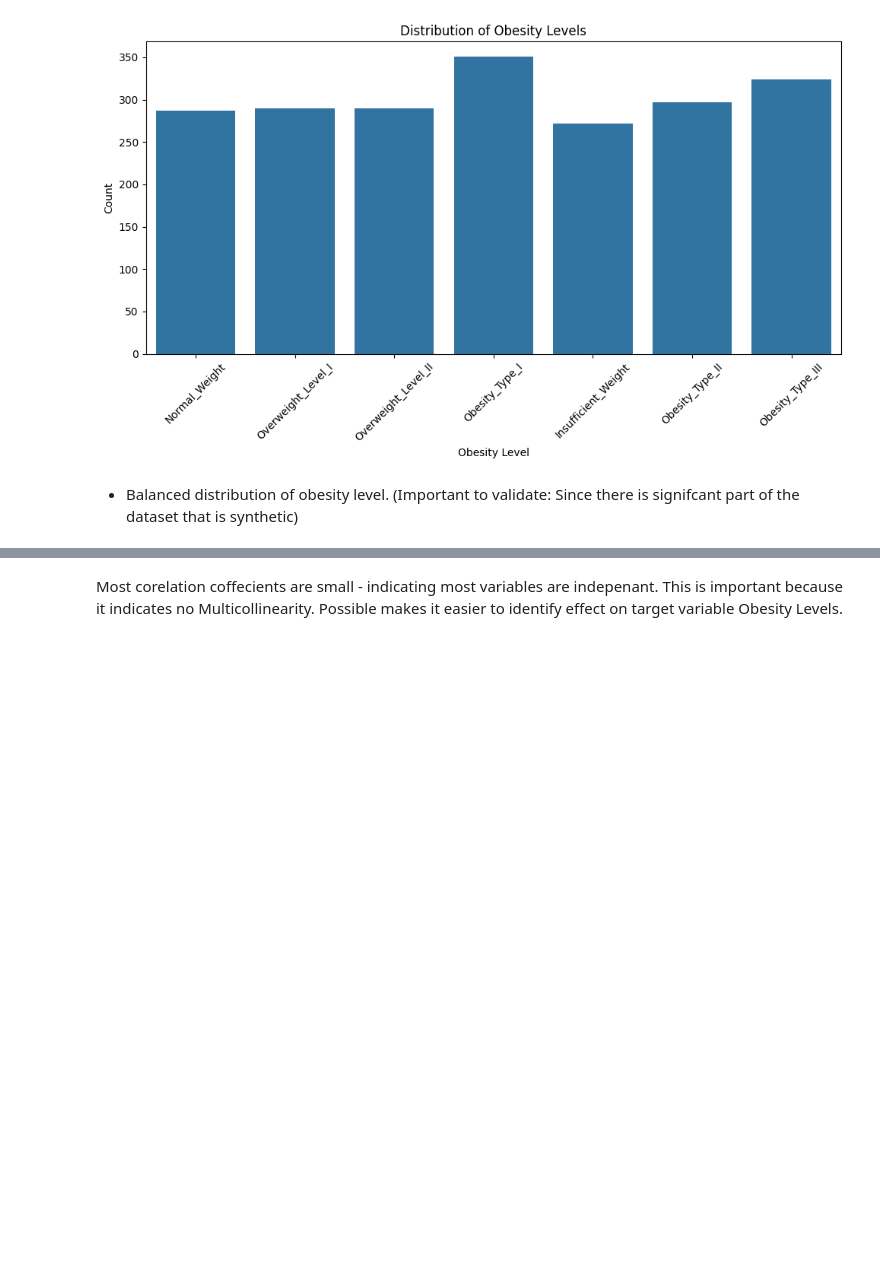
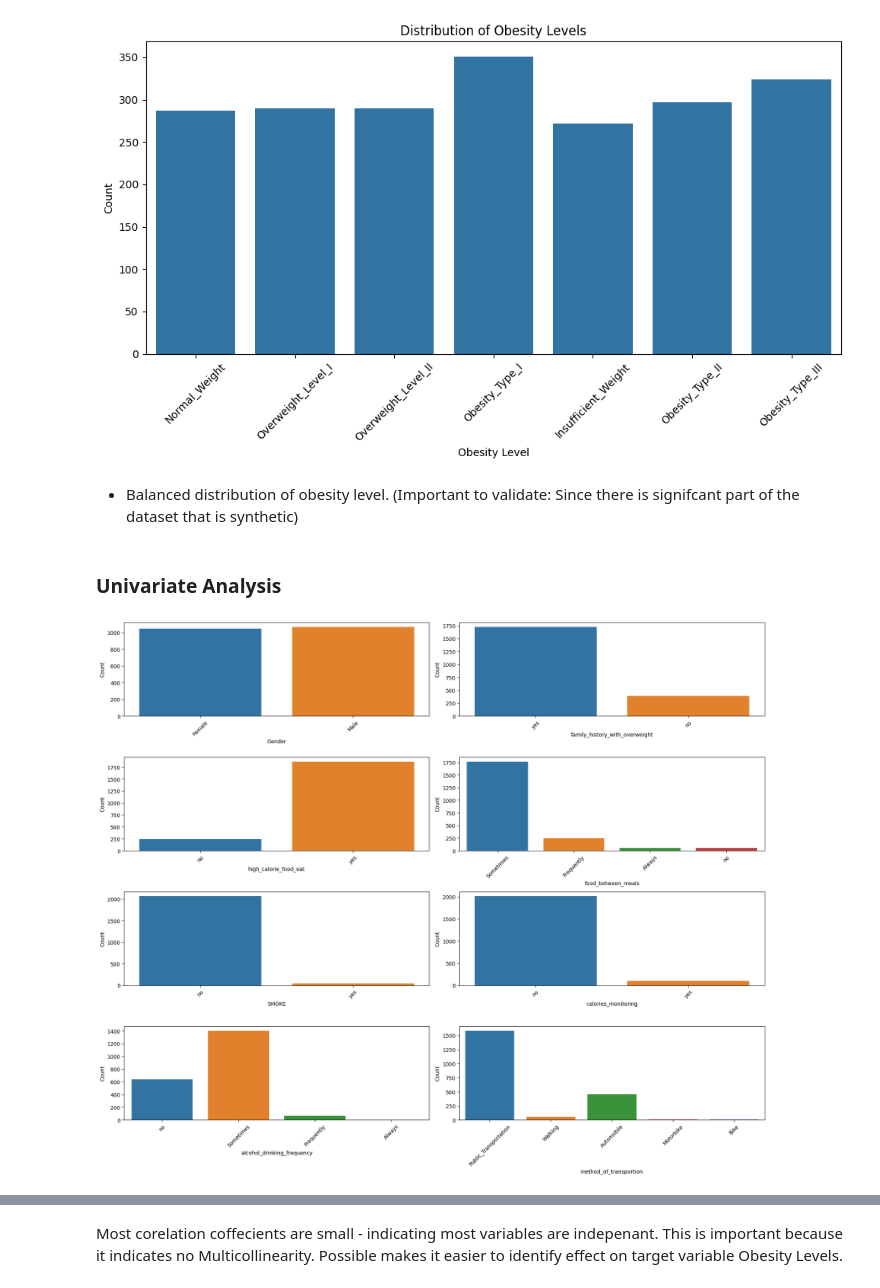
Before and after one commit to mojodean/aai-500-project-obesity-levels, a Jupyter notebook: obesity-levels.ipynb, the cells around one changed output, grey strips where cells are left out. Cells and saved outputs as stored; diff of their text form; code cells hidden in the pictures; blank space fills up the shorter version.

```diff
--- a/obesity-levels.ipynb
+++ b/obesity-levels.ipynb
@@ -92,6 +103,27 @@ plt.show()
 [figure]
 # %% [markdown]
 - Balanced distribution of obesity level. (Important to validate: Since there is signifcant part of the dataset that is synthetic)
+# %% [markdown]
+### Univariate Analysis
+# %%
+# Set the size of the figure
+plt.figure(figsize=(18, 15))
+
+# Loop through categorical columns (excluding the last one)
+for i, col in enumerate(obesity.select_dtypes(include="object").columns[:-1]):
+    plt.subplot(4, 2, i + 1)  # Create a subplot
+    sns.countplot(data=obesity, x=col, hue=col, legend=False)  # Set hue to the same column    plt.title(f'Count of {col}')  # Add title for each subplot
+    plt.xticks(rotation=45)  # Rotate x-tick labels for better readability
+    plt.xlabel(col)  # Set x-axis label
+    plt.ylabel('Count')  # Set y-axis label
+
+# Adjust the layout for better spacing
+plt.tight_layout()
+
+# Show the plots
+plt.show()
+# %% [output]
+[figure, added]
 # %%
 # explore any relationships between numeric types
 # Select only the numeric columns from the dataset
```
Also changed, not shown: parts of 3 cells of this notebook.
